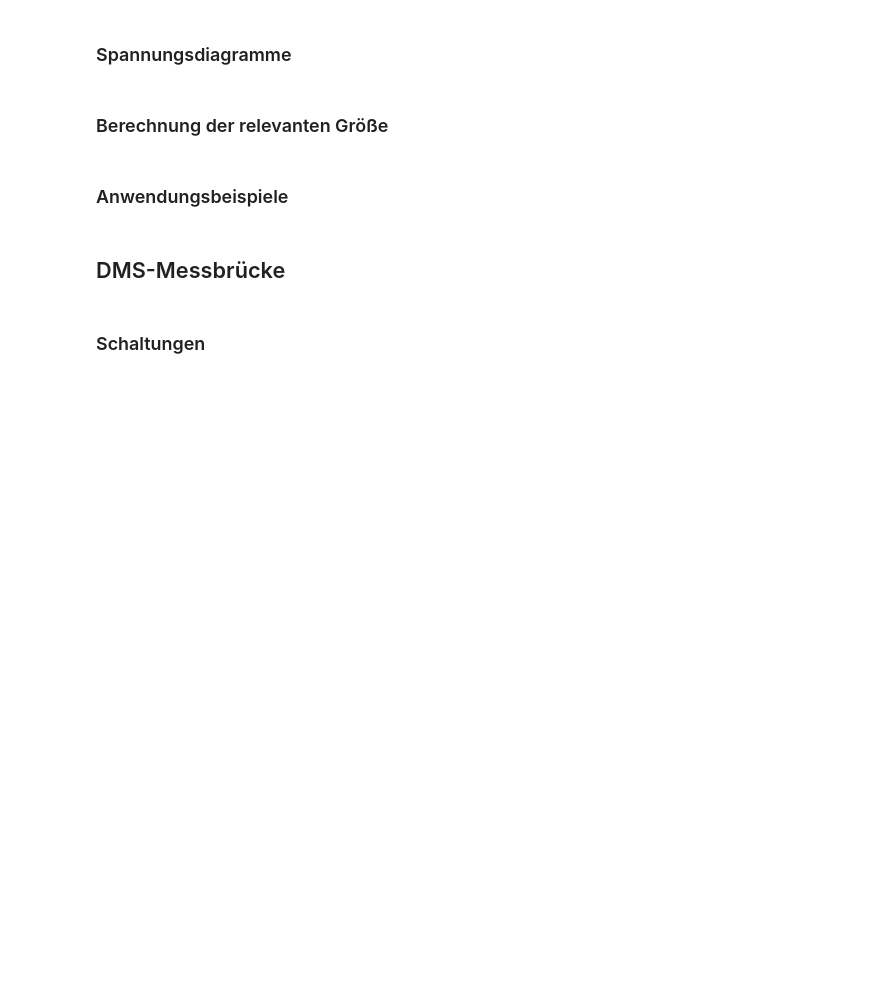
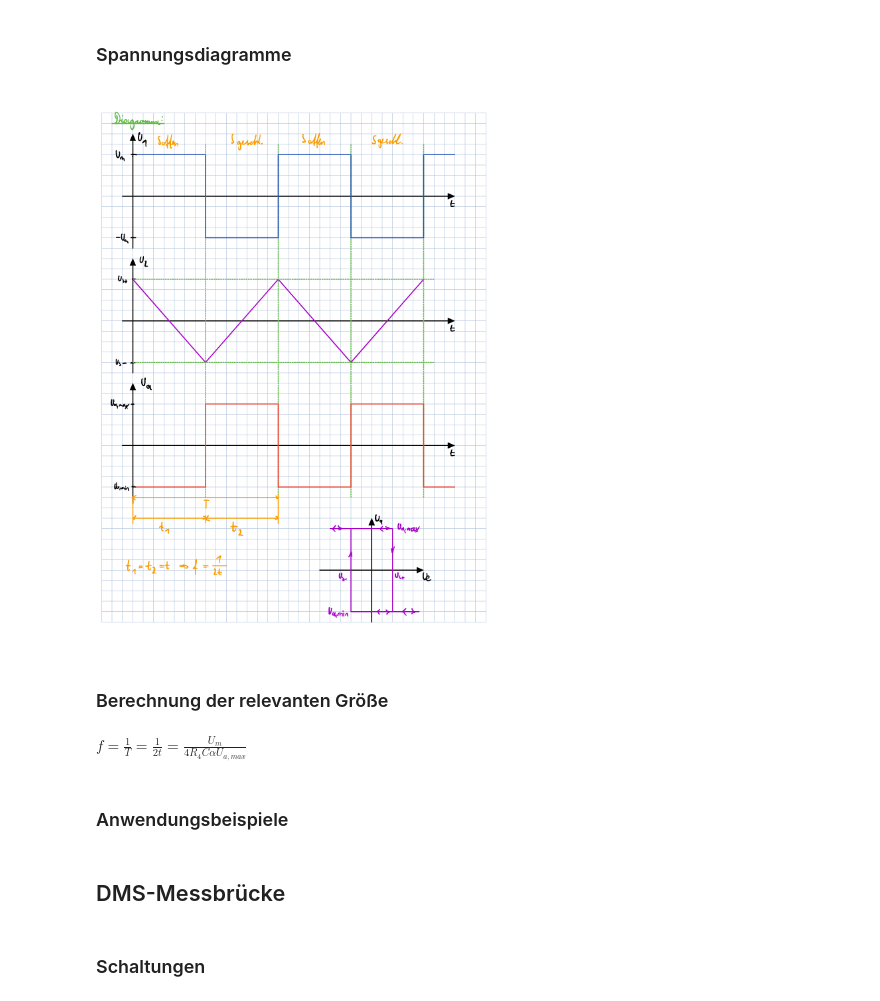
Before and after one commit to Dan00712/CompendiumMatura, a Jupyter notebook: notebooks/mtrs.ipynb, the cells around one changed output. Drawn from its saved outputs; the diff is of its cells as text; code cells hidden in the pictures; blank space fills up the shorter version.

```diff
--- a/notebooks/mtrs.ipynb
+++ b/notebooks/mtrs.ipynb
@@ -542,7 +546,13 @@ $T_x = \frac{f_{ref}}{N}$
 # %% [markdown]
 ### Spannungsdiagramme
+# %%
+WImage(filename=os.path.join(os.getcwd(), 'mtrs_media', 'uf_diags_real.pdf[0]'))
+# %% [output]
+[figure, added]
 # %% [markdown]
 ### Berechnung der relevanten Größe
+# %% [markdown]
+$f = \frac{1}{T} = \frac{1}{2t} = \frac{U_m}{4R_4 C \alpha U_{a, max}}$
 # %% [markdown]
 ### Anwendungsbeispiele
 # %% [markdown]
```
Also changed, not shown: parts of 5 cells of this notebook, 4 other files.
